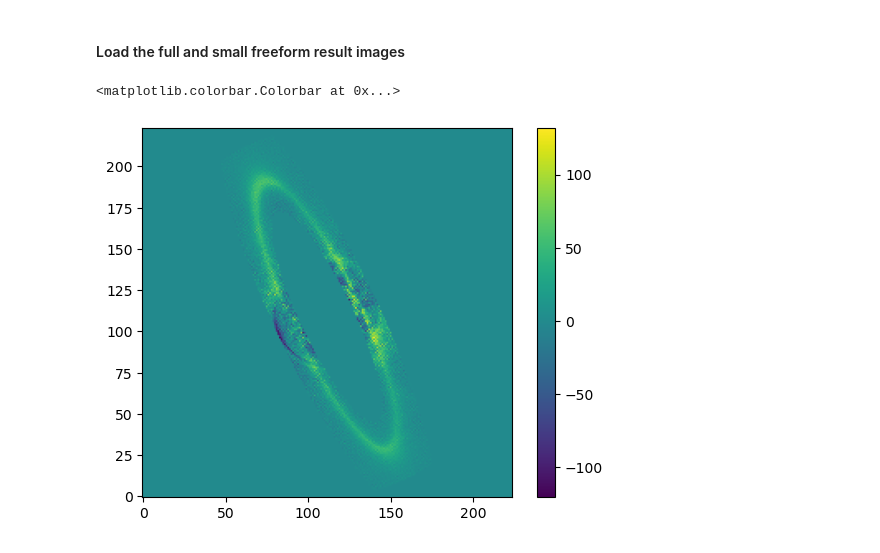
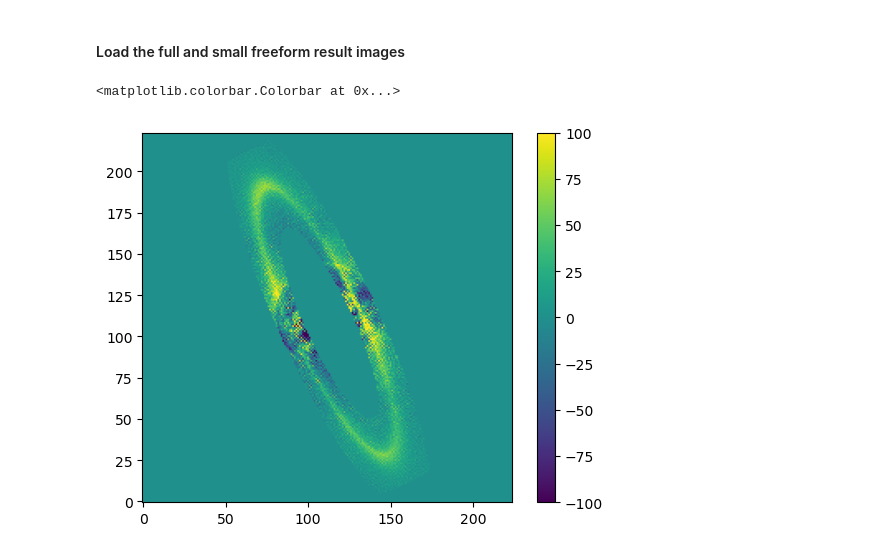
Before and after one commit to jkueny/debrisdisk_freeform_fit_and_plot, a Jupyter notebook: notebooks/stitch_together_annuli.ipynb, the cells around one changed output. Saved outputs shown, nothing was run; the diff lists cells and outputs as text; code cells hidden in the pictures.

```diff
--- a/notebooks/stitch_together_annuli.ipynb
+++ b/notebooks/stitch_together_annuli.ipynb
@@ -82,13 +83,17 @@ Read /Users/jkueny/projects/debrisdisk_freeform_fit_and_plot/initialization_file
 # %% [markdown]
 #### Load the full and small freeform result images
 # %%
-full_freeform = fits.getdata(f"{basedir}/HR4796_r_camsci1_20230312_13/freeform_run_50kiter_106parangspan.fits")
-crop_freeform = fits.getdata(f"{basedir}/HR4796_r_camsci1_20230312_13/freeform_run_crop_50kiter.fits")
+# full_freeform = fits.getdata(f"{basedir}/HR4796_r_camsci1_20230312_13/freeform_run_50kiter_106parangspan.fits")
+# crop_freeform = fits.getdata(f"{basedir}/HR4796_r_camsci1_20230312_13/freeform_run_crop_50kiter.fits")
+
+full_freeform = fits.getdata(f"{basedir}/HR4796a_z_lco2023a_magao-x_20230309_10/freeform_run_50kiter.fits")
+crop_freeform = fits.getdata(f"{basedir}/HR4796a_z_lco2023a_magao-x_20230309_10/freeform_run_crop_50kiter.fits")
 # %%
-stitched_image = stitch_images(full_freeform, crop_freeform, inner_bound=16, outer_bound=32, blend_width=3)
+stitched_image = stitch_images(full_freeform, crop_freeform, inner_bound=16, outer_bound=32, blend_width=4)
 # %%
-plt.imshow(stitched_image, origin="lower")
+plt.imshow(stitched_image, origin="lower",
+           vmin=-100, vmax=100)
 plt.colorbar()
 # %% [output]
 <matplotlib.colorbar.Colorbar at 0x...>
-[figure, old version]
+[figure, new version]
```
Also changed, not shown: parts of 2 cells of this notebook, 2 other files.
